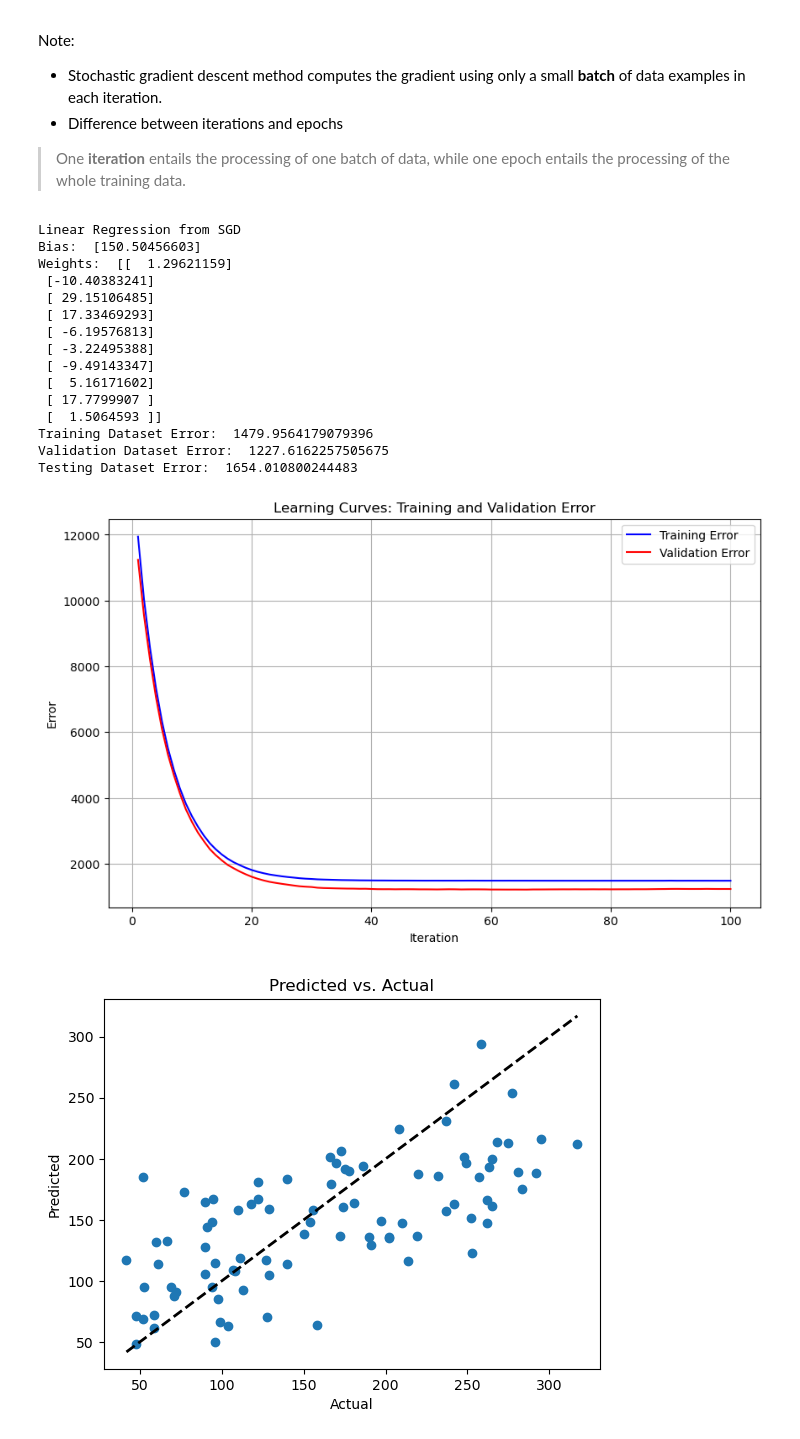
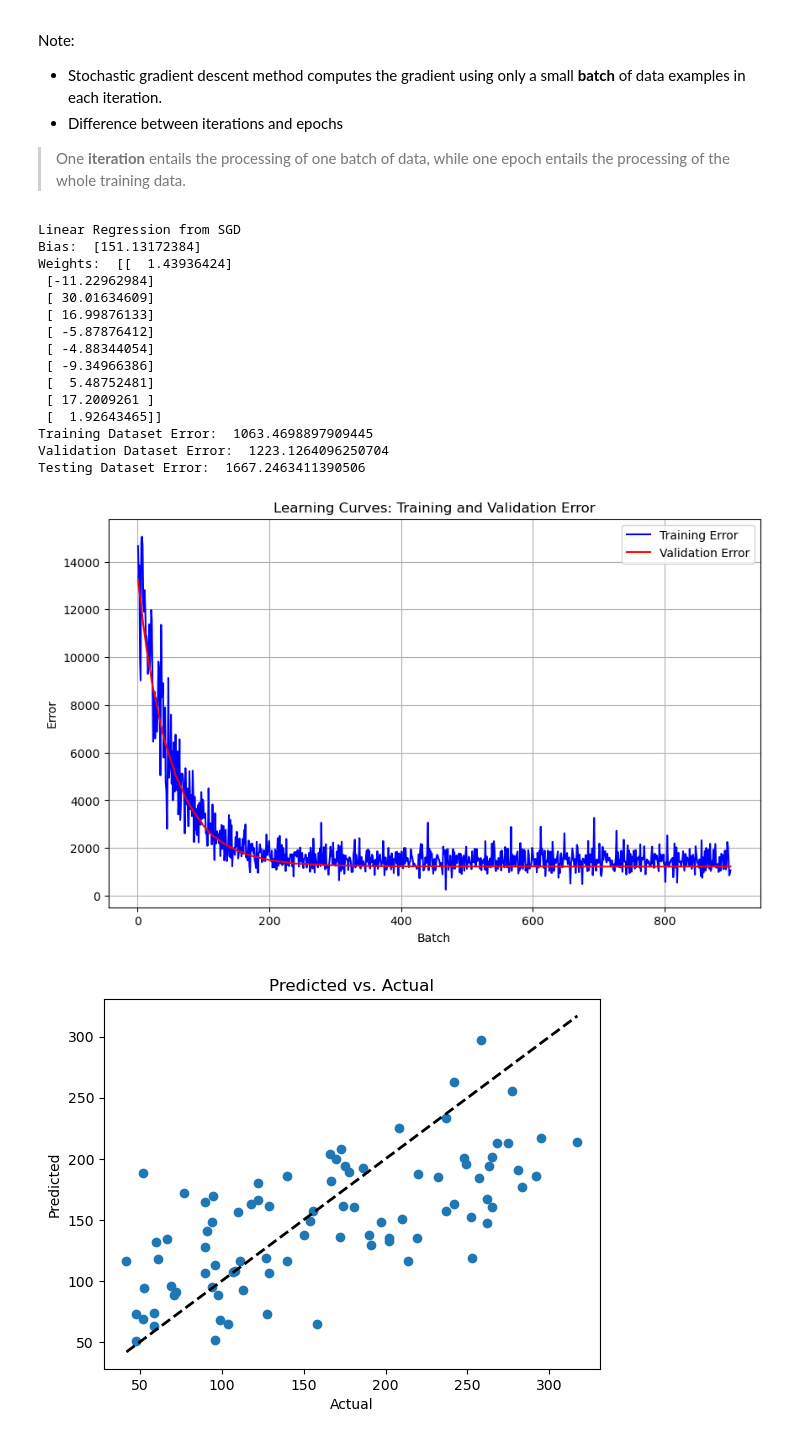
Before and after one commit to jeffreyhoang/Linear-Regression-and-Gradient-Descent-for-Diabetes-Progression-Prediction, a Jupyter notebook: Hoang_Jeffrey_assignment1.ipynb, the cells around one changed output. Drawn from its saved outputs; the diff is of its cells as text; code cells hidden in the pictures.

```diff
--- a/Hoang_Jeffrey_assignment1.ipynb
+++ b/Hoang_Jeffrey_assignment1.ipynb
@@ -219,14 +219,22 @@ epochs = 100   # number of epochs
 
 # linear regression model function
 def mySGDTrainingLoop(train_data, train_target, val_data, val_target, learning_rate, batch_size, epochs):
+
+    # calculate tot
+    n = train_data.shape[0]
+    num_batches_per_epoch = int(np.ceil(n / batch_size))
+
     # store errors
-    train_losses = np.zeros((epochs, 1))
-    val_losses = np.zeros((epochs, 1))
+    train_losses = np.zeros((epochs * num_batches_per_epoch, 1))
+    val_losses = np.zeros((epochs * num_batches_per_epoch, 1))
 
     w = np.random.normal(0, 1, (train_data.shape[1], 1))
 
     # total training samples
     n = train_data.shape[0]
+
+    # batch counter
+    batch_counter = 0
 
     # training loop
     for epoch in range(epochs):
@@ -250,8 +258,10 @@ def mySGDTrainingLoop(train_data, train_target, val_data, val_target, learning_r
             # update weights
             w = w - learning_rate * grad
 
-        train_losses[epoch] = myLossFunction(train_data, w, train_target)
-        val_losses[epoch] = myLossFunction(val_data, w, val_target)
+            # compute loss for current batch
+            train_losses[batch_counter] = myLossFunction(X_batch, w, Y_batch)
+            val_losses[batch_counter] = myLossFunction(val_data, w, val_target)
+            batch_counter += 1
 
     return w, train_losses, val_losses
 
@@ -262,49 +272,49 @@ print("Linear Regression from SGD")
 print("Bias: ", w[0])
 print("Weights: ", w[1:, :])
 
 # test predictions and accuracy
 test_predictions = myModelFunction(X_test_intercept, w)
 test_loss = myLossFunction(X_test_intercept, w, Y_test)
 
 # model errors
 print("Training Dataset Error: ", train_losses[-1, 0])
 print("Validation Dataset Error: ", val_losses[-1, 0])
 print("Testing Dataset Error: ", test_loss)
 
 # plot learning curve for training and validation dataset
 plt.figure(figsize=(10, 6))
-plt.plot(range(1, len(train_losses) + 1), train_losses, label='Training Error', color='blue')
-plt.plot(range(1, len(val_losses) + 1), val_losses, label='Validation Error', color='red')
+plt.plot(np.arange(1, len(train_losses) + 1), train_losses, label='Training Error', color='blue')
+plt.plot(np.arange(1, len(val_losses) + 1), val_losses, label='Validation Error', color='red')
 
 plt.title("Learning Curves: Training and Validation Error")
-plt.xlabel("Iteration")
+plt.xlabel("Batch")
 plt.ylabel("Error")
 plt.legend()
 plt.grid(True)
 plt.show()
 
 # plot predicted vs actual values
 plt.scatter(Y_test, test_predictions)
 plt.plot([Y_test.min(), Y_test.max()], [Y_test.min(), Y_test.max()], 'k--', lw=2)
 plt.xlabel("Actual")
 plt.ylabel("Predicted")
 plt.title("Predicted vs. Actual")
 plt.show()
 # %% [output]
 Linear Regression from SGD
-Bias:  [150.50456603]
-Weights:  [[  1.29621159]
- [-10.40383241]
- [ 29.15106485]
- [ 17.33469293]
- [ -6.19576813]
- [ -3.22495388]
- [ -9.49143347]
- [  5.16171602]
- [ 17.7799907 ]
- [  1.5064593 ]]
-Training Dataset Error:  1479.9564179079396
-Validation Dataset Error:  1227.6162257505675
-Testing Dataset Error:  1654.010800244483
+Bias:  [151.13172384]
+Weights:  [[  1.43936424]
+ [-11.22962984]
+ [ 30.01634609]
+ [ 16.99876133]
+ [ -5.87876412]
+ [ -4.88344054]
+ [ -9.34966386]
+ [  5.48752481]
+ [ 17.2009261 ]
+ [  1.92643465]]
+Training Dataset Error:  1063.4698897909445
+Validation Dataset Error:  1223.1264096250704
+Testing Dataset Error:  1667.2463411390506
-[figure, old version]
+[figure, new version]
-[figure, old version]
+[figure, new version]
```
Also changed, not shown: parts of 2 cells of this notebook.
